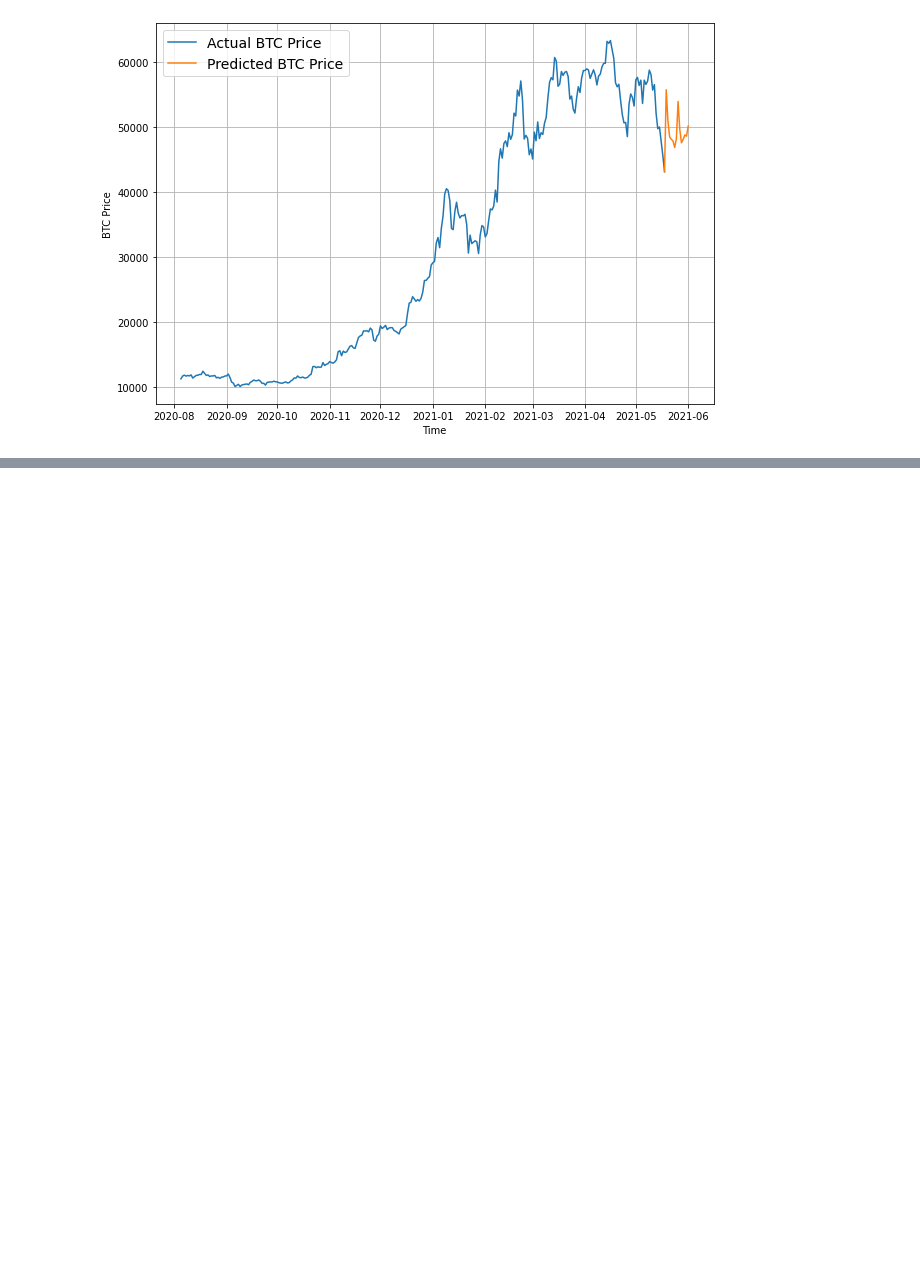
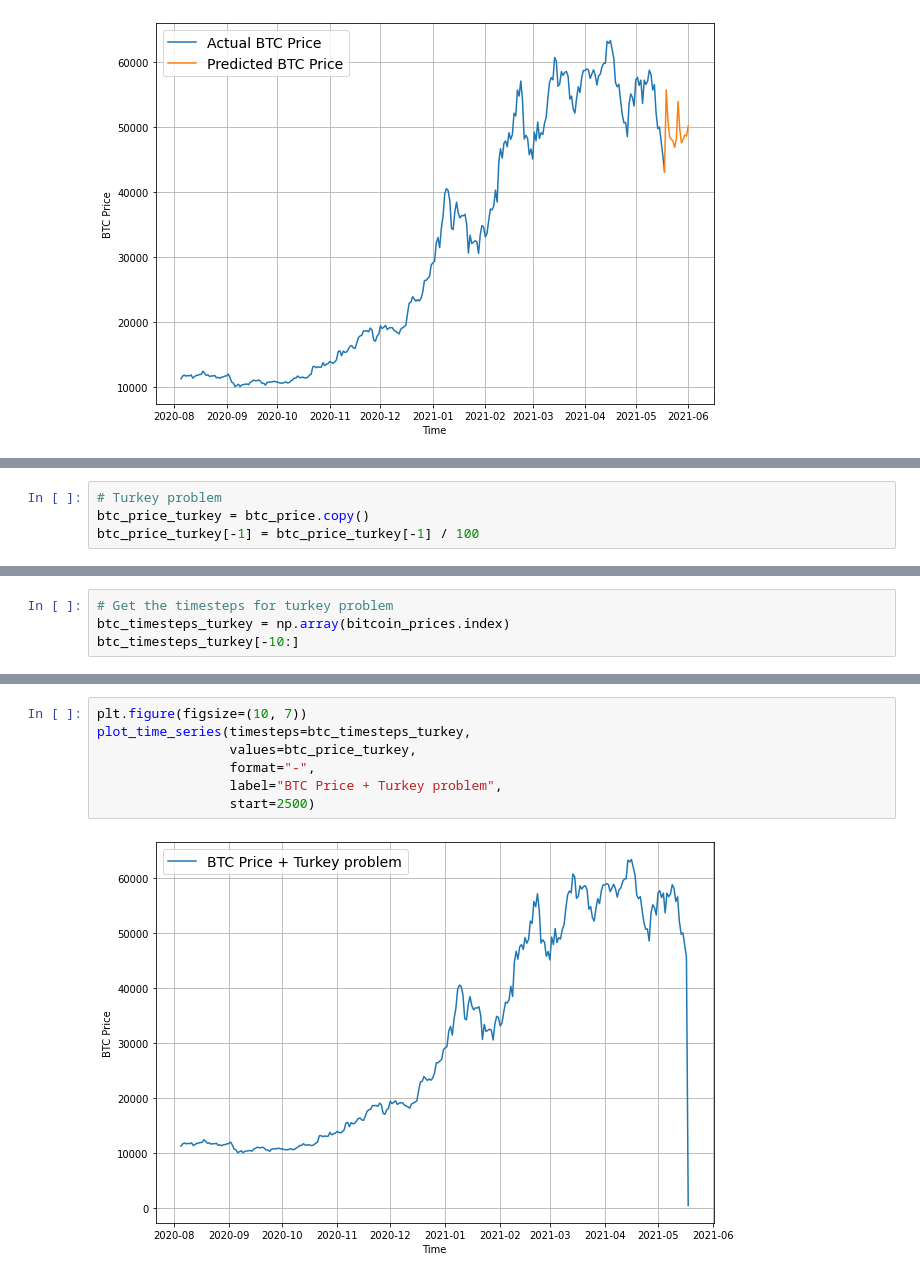
Before and after one commit to Krykiet/TF_training, a Jupyter notebook: 10_time_series.ipynb, the cells around one changed output, grey strips where cells are left out. Drawn from its saved outputs; the diff is of its cells as text; blank space fills up the shorter version.

```diff
--- a/10_time_series.ipynb
+++ b/10_time_series.ipynb
@@ -2234,0 +2237,4 @@ plot_time_series(next_time_steps, future_forecast, format="-", label="Predicted
+# %%
+# Turkey problem
+btc_price_turkey = btc_price.copy()
+btc_price_turkey[-1] = btc_price_turkey[-1] / 100
@@ -2234,0 +2254,4 @@ plot_time_series(next_time_steps, future_forecast, format="-", label="Predicted
+# %%
+# Get the timesteps for turkey problem
+btc_timesteps_turkey = np.array(bitcoin_prices.index)
+btc_timesteps_turkey[-10:]
@@ -2234,0 +2265,9 @@ plot_time_series(next_time_steps, future_forecast, format="-", label="Predicted
+# %%
+plt.figure(figsize=(10, 7))
+plot_time_series(timesteps=btc_timesteps_turkey,
+                 values=btc_price_turkey,
+                 format="-",
+                 label="BTC Price + Turkey problem",
+                 start=2500)
+# %% [output]
+[figure, added]
```
Also changed, not shown: parts of 57 cells of this notebook.
